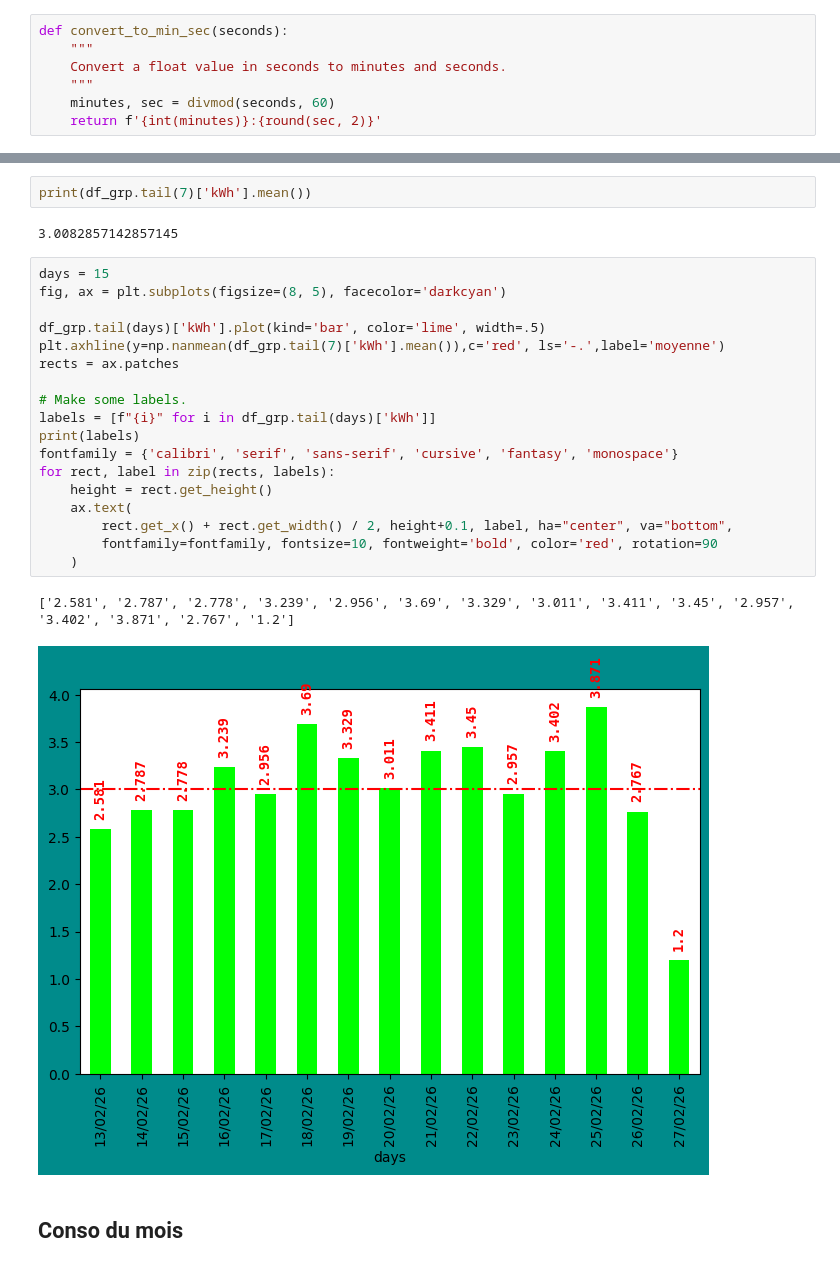
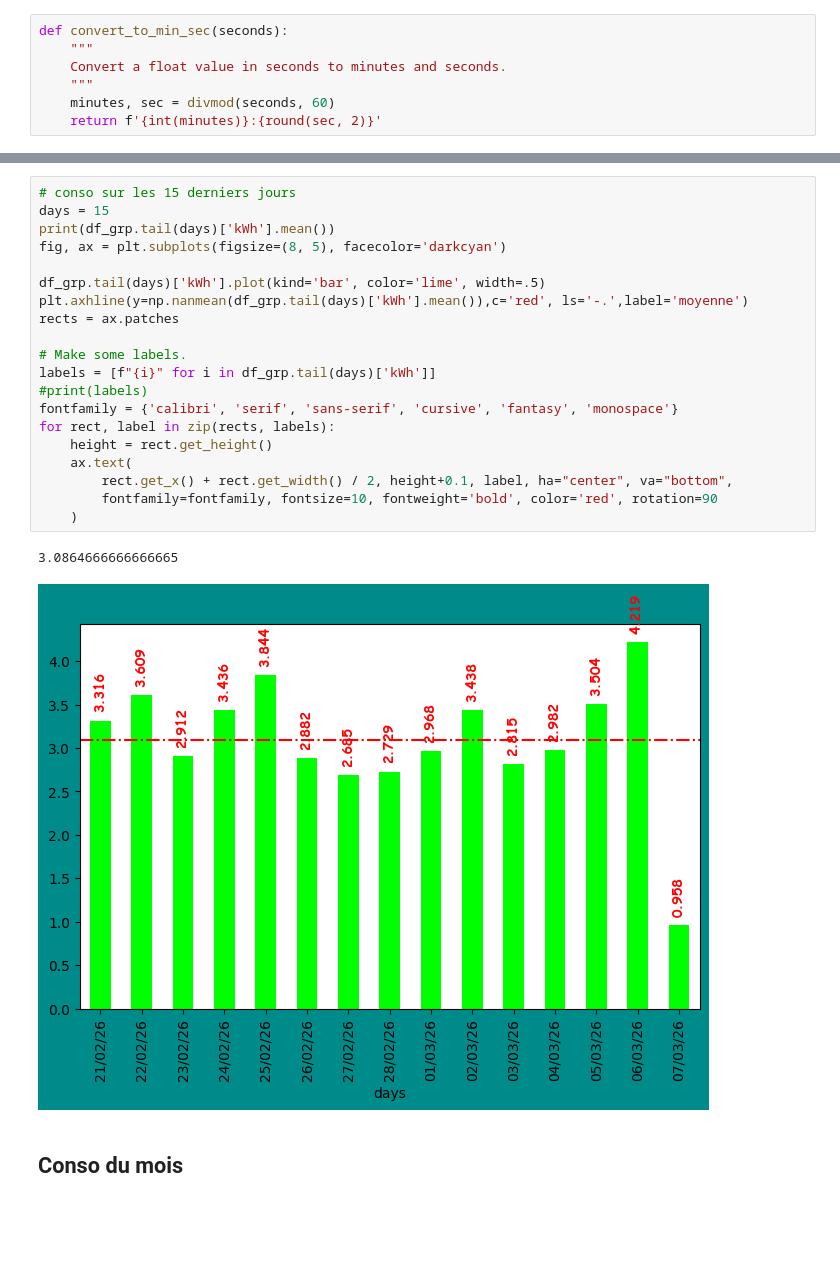
Before and after one commit to jdavid54/jupyter_notebooks2, a Jupyter notebook: conso_kwh_mini.ipynb, the cells around one changed output, grey strips where cells are left out. Drawn from its saved outputs; the diff is of its cells as text; blank space fills up the shorter version.

```diff
--- a/conso_kwh_mini.ipynb
+++ b/conso_kwh_mini.ipynb
@@ -1550,29 +1536,27 @@ days
 Name: kWh, dtype: float64
-# %%
-print(df_grp.tail(7)['kWh'].mean())
-# %% [output]
-3.0082857142857145
 # %%
+# conso sur les 15 derniers jours
 days = 15
+print(df_grp.tail(days)['kWh'].mean())
 fig, ax = plt.subplots(figsize=(8, 5), facecolor='darkcyan')
 
 df_grp.tail(days)['kWh'].plot(kind='bar', color='lime', width=.5)
-plt.axhline(y=np.nanmean(df_grp.tail(7)['kWh'].mean()),c='red', ls='-.',label='moyenne')
+plt.axhline(y=np.nanmean(df_grp.tail(days)['kWh'].mean()),c='red', ls='-.',label='moyenne')
 rects = ax.patches
 
 # Make some labels.
 labels = [f"{i}" for i in df_grp.tail(days)['kWh']]
-print(labels)
+#print(labels)
 fontfamily = {'calibri', 'serif', 'sans-serif', 'cursive', 'fantasy', 'monospace'}
 for rect, label in zip(rects, labels):
     height = rect.get_height()
     ax.text(
         rect.get_x() + rect.get_width() / 2, height+0.1, label, ha="center", va="bottom",
         fontfamily=fontfamily, fontsize=10, fontweight='bold', color='red', rotation=90
     )
 # %% [output]
-['2.581', '2.787', '2.778', '3.239', '2.956', '3.69', '3.329', '3.011', '3.411', '3.45', '2.957', '3.402', '3.871', '2.767', '1.2']
+3.0864666666666665
-[figure, old version]
+[figure, new version]
 # %% [markdown]
 ## Conso du mois
 # %%
```
Also changed, not shown: parts of 143 cells of this notebook, 8 other files.
